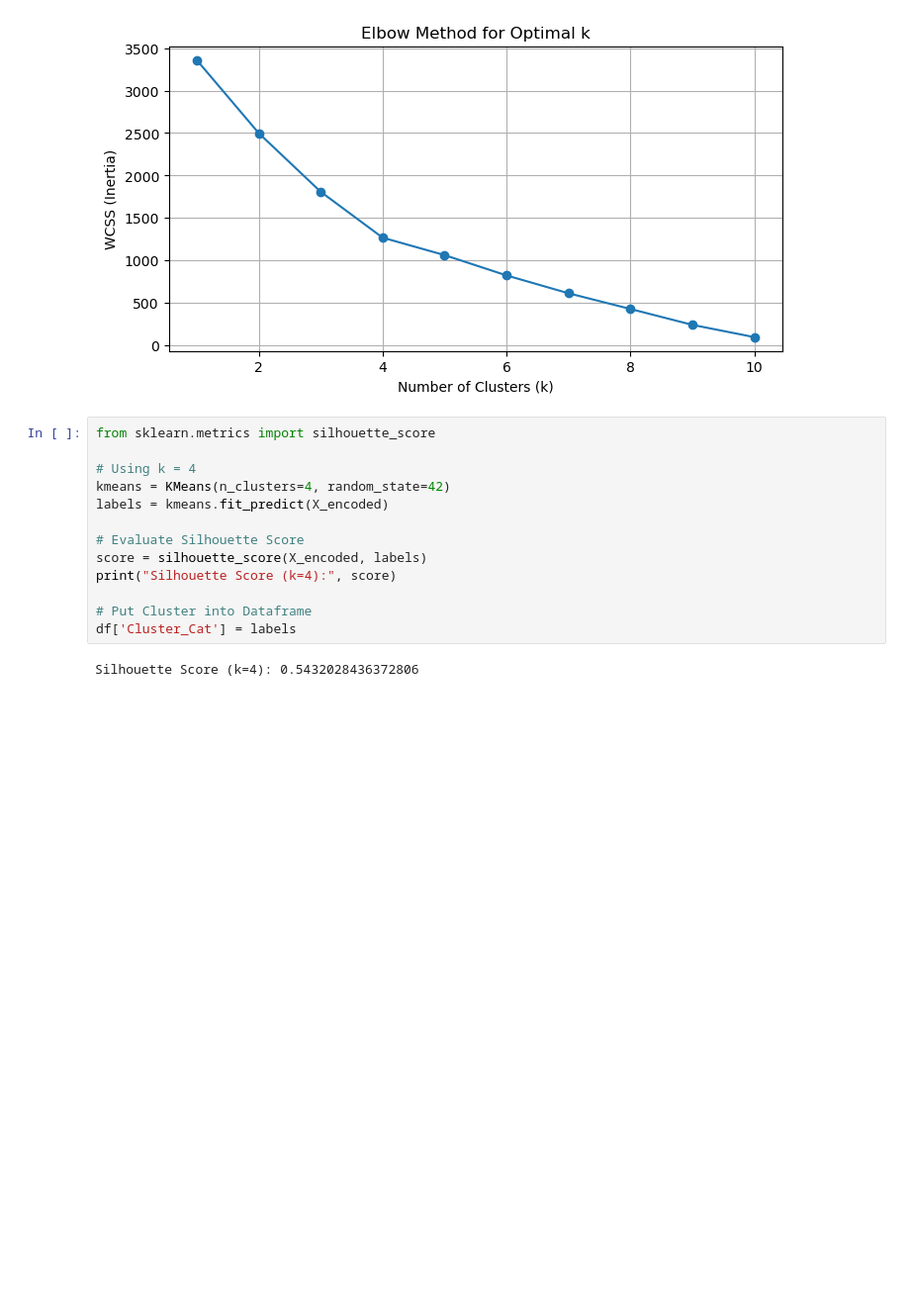
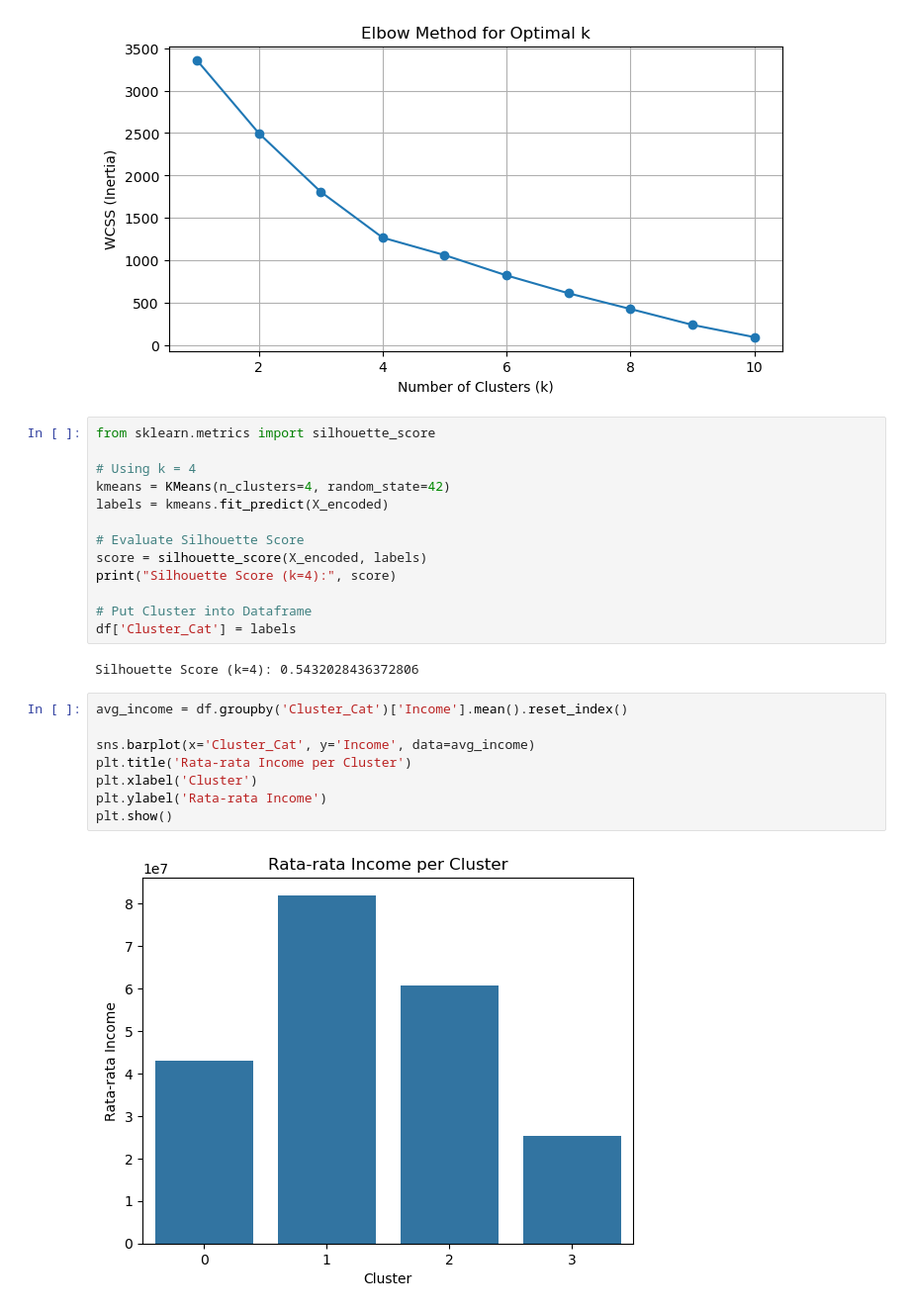
Before and after one commit to haritsfaza/Predict-Customer-Personality-to-boost-marketing-campaign-by-using-Machine-Learning, a Jupyter notebook: preprocessing n modelling.ipynb, the cells around one changed output. Shown at 99% size. Cells and saved outputs as stored; diff of their text form; blank space fills up the shorter version.

Commit message:
visualisasi

```diff
--- a/preprocessing n modelling.ipynb
+++ b/preprocessing n modelling.ipynb
@@ -102,3 +102,13 @@ print("Silhouette Score (k=4):", score)
 df['Cluster_Cat'] = labels
 # %% [output]
 Silhouette Score (k=4): 0.5432028436372806
+# %%
+avg_income = df.groupby('Cluster_Cat')['Income'].mean().reset_index()
+
+sns.barplot(x='Cluster_Cat', y='Income', data=avg_income)
+plt.title('Rata-rata Income per Cluster')
+plt.xlabel('Cluster')
+plt.ylabel('Rata-rata Income')
+plt.show()
+# %% [output]
+[figure, added]
```
Also changed, not shown: parts of 4 cells of this notebook.
